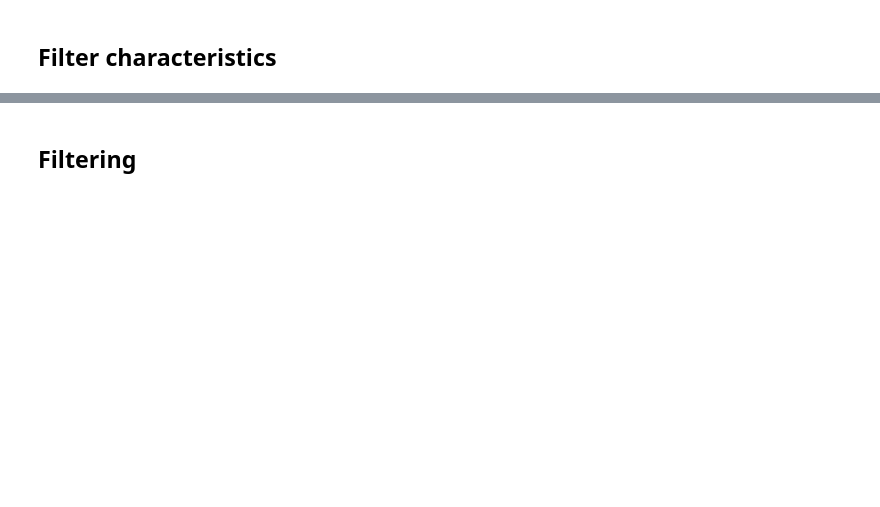
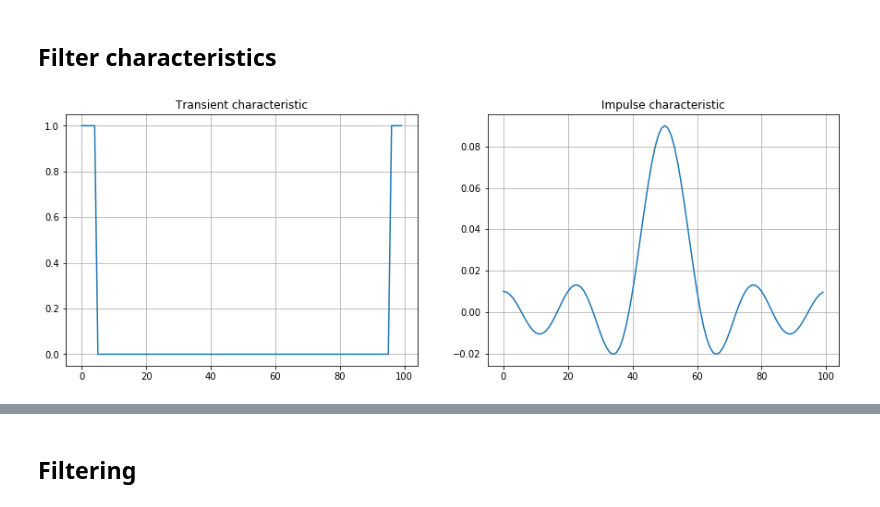
Before and after one commit to ZoXaL/COSI-6sem-labs, a Jupyter notebook: lab4-filter.ipynb, the cells around one changed output, grey strips where cells are left out. Drawn from its saved outputs; the diff is of its cells as text; code cells hidden in the pictures; blank space fills up the shorter version.

Commit message:
lab4 bih filter

```diff
--- a/lab4-filter.ipynb
+++ b/lab4-filter.ipynb
@@ -37,7 +40,7 @@ pl.show()
 # %% [markdown]
 ## Filter characteristics
 # %%
-filter_power = N/(2*(int)(source_function_period))
+filter_power = 100#N/(2*(int)(source_function_period))
 
 def reverse_transformation(data):
     result = []
@@ -48,30 +51,32 @@ def reverse_transformation(data):
             result[i] += data[j] * sp.cos(2 * sp.pi * i * (-j)/float(n))
     return sp.roll([x/n for x in result], n/2)
 
 def transient_characteristic(x, bandwith = 5, power = filter_power):
     if (x < bandwith or (x > power-bandwith and x < power)):
     #if (x < bandwith):
         return 1
     else:
         return 0
 
 fourier_x = sp.arange(0, filter_power, 1)
 transient_y = sp.vectorize(transient_characteristic)(fourier_x)
 
 impulse_y = reverse_transformation(transient_y)
 
 # noise_y = sp.vectorize(result_function)(source_x)
 
 pl.figure(figsize = (15 , 5))
 
 pl.subplot(1, 2, 1)
 pl.plot(fourier_x, transient_y)
 pl.title("Transient characteristic")
 pl.grid()
 
 pl.subplot(1, 2, 2)
 pl.plot(fourier_x, impulse_y)
 pl.title("Impulse characteristic")
 pl.grid()
 
 pl.show()
+# %% [output]
+[figure, added]
```
Also changed, not shown: parts of 7 cells of this notebook, 2 other files.
